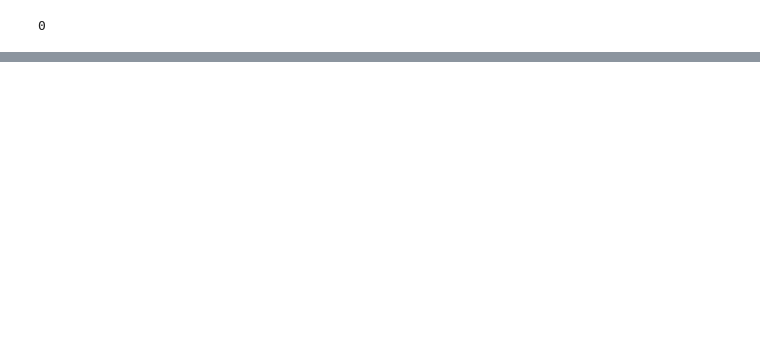
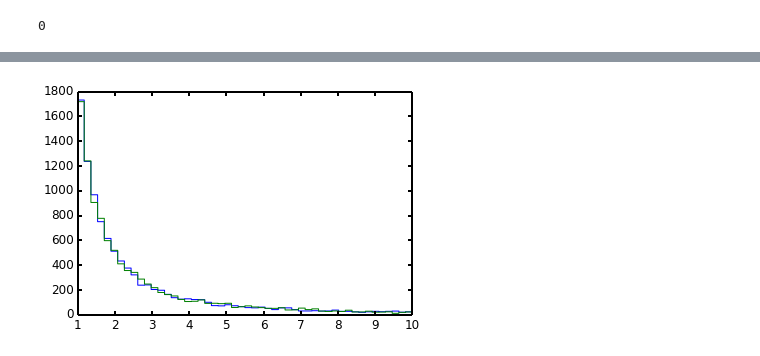
Before and after one commit to timothydmorton/exosyspop, a Jupyter notebook: Exploration.ipynb, the cells around one changed output, grey strips where cells are left out. Cells and saved outputs as stored; diff of their text form; code cells hidden in the pictures; blank space fills up the shorter version.

```diff
--- a/Exploration.ipynb
+++ b/Exploration.ipynb
@@ -532,0 +594,8 @@ len(obs.query('period > 30 and n_pri > 1'))
+# %%
+%matplotlib inline
+import matplotlib.pyplot as plt
+
+plt.hist(x1, bins=50, histtype='step');
+plt.hist(x2, bins=50, histtype='step');
+# %% [output]
+[figure, added]
```
Also changed, not shown: parts of 13 cells of this notebook, 3 other files.
